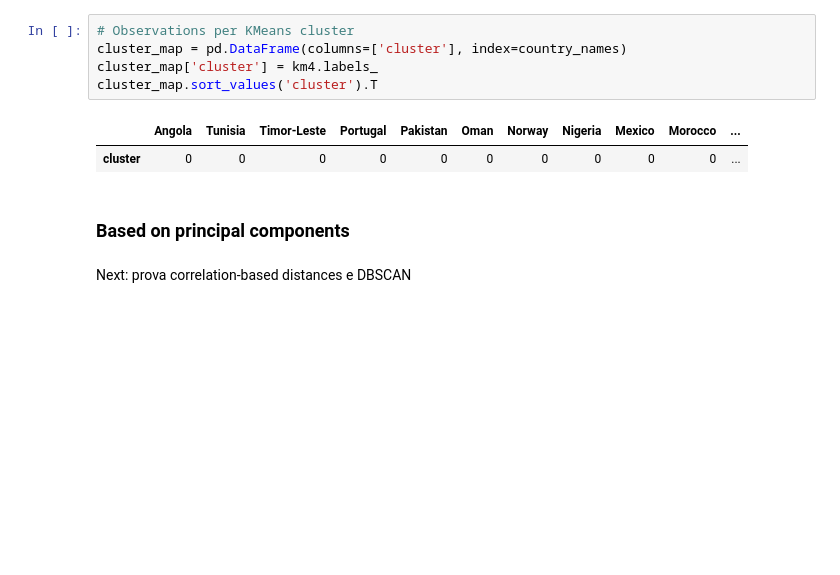
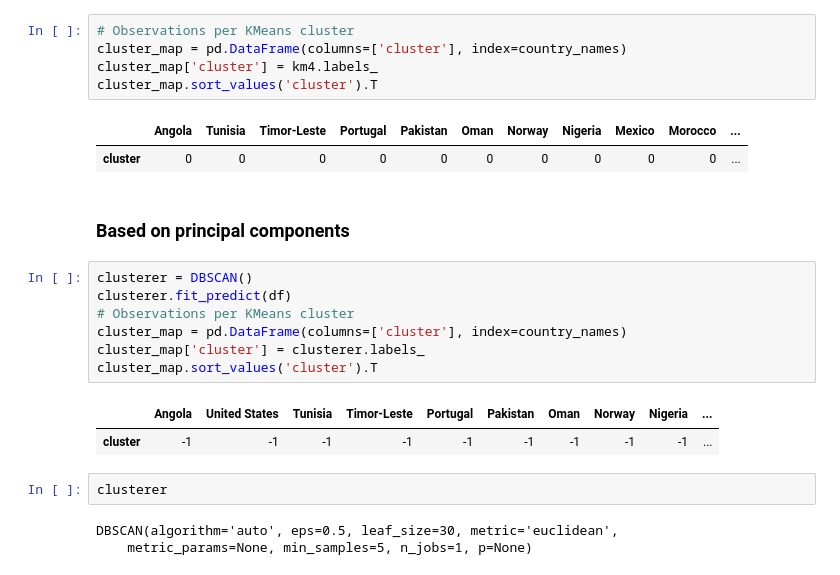
Before and after one commit to WolfLo/clustering-economies, a Jupyter notebook: clustering_overview.ipynb, the cells around one changed output. Cells and saved outputs as stored; diff of their text form; blank space fills up the shorter version.

```diff
--- a/preprocessing.ipynb
+++ b/clustering_overview.ipynb
@@ -282,5 +279,18 @@ cluster_map.sort_values('cluster').T
 | cluster | 0 | 0 | 0 | 0 | 0 | 0 | 0 | 0 | 0 | 0 | ... |
 # %% [markdown]
 ### Based on principal components
-# %% [markdown]
-Next: prova correlation-based distances e DBSCAN
+# %%
+clusterer = DBSCAN()
+clusterer.fit_predict(df)
+# Observations per KMeans cluster
+cluster_map = pd.DataFrame(columns=['cluster'], index=country_names)
+cluster_map['cluster'] = clusterer.labels_
+cluster_map.sort_values('cluster').T
+# %% [output]
+|  | Angola | United States | Tunisia | Timor-Leste | Portugal | Pakistan | Oman | Norway | Nigeria | ... |
+| cluster | -1 | -1 | -1 | -1 | -1 | -1 | -1 | -1 | -1 | ... |
+# %%
+clusterer
+# %% [output]
+DBSCAN(algorithm='auto', eps=0.5, leaf_size=30, metric='euclidean',
+    metric_params=None, min_samples=5, n_jobs=1, p=None)
```
Also changed, not shown: parts of 5 cells of this notebook, 2 other files.
